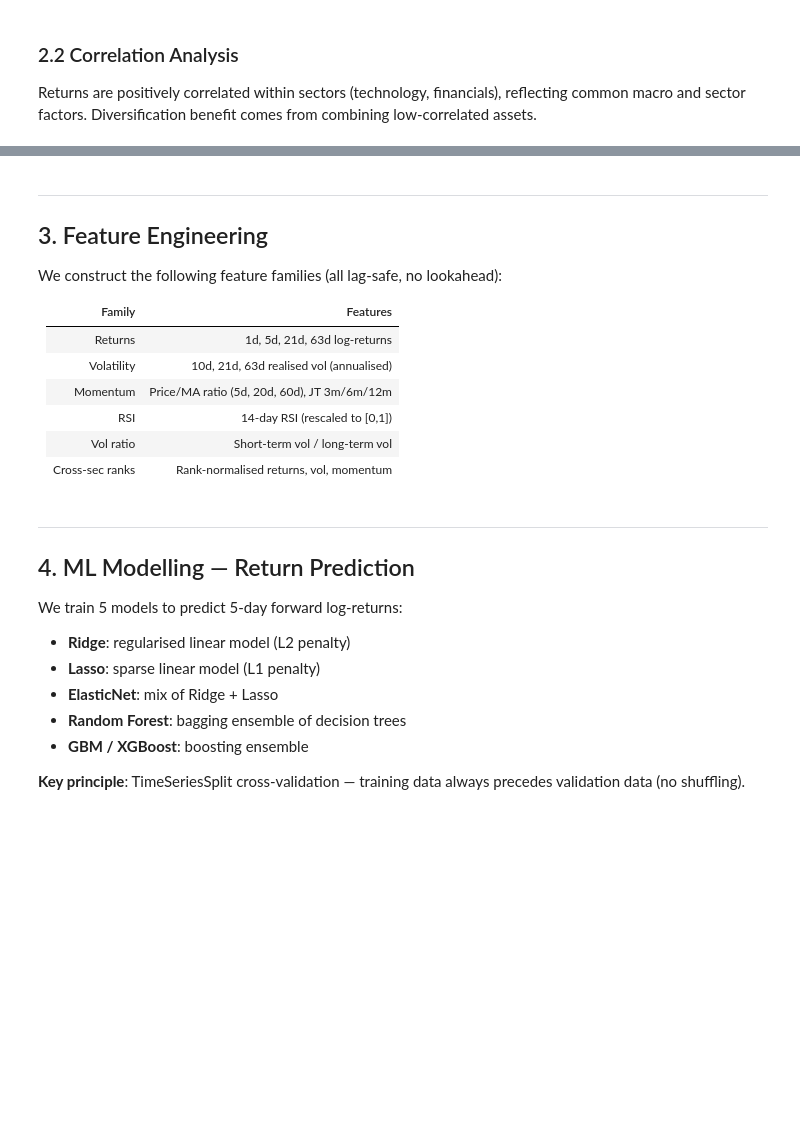
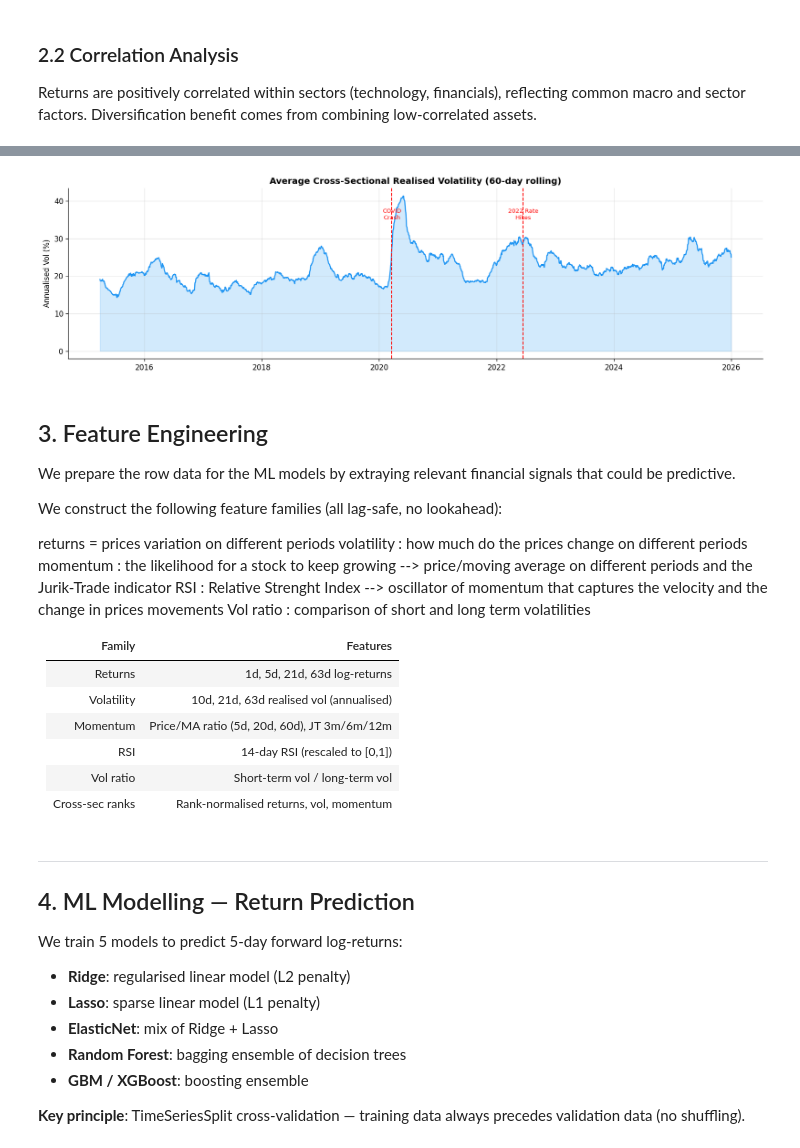
Before and after one commit to maelpertuisot-del/Portfolio-allocation, a Jupyter notebook: notebooks/portfolio_analysis.ipynb, the cells around one changed output, grey strips where cells are left out. Saved outputs shown, nothing was run; the diff lists cells and outputs as text; code cells hidden in the pictures; blank space fills up the shorter version.

```diff
--- a/notebooks/portfolio_analysis.ipynb
+++ b/notebooks/portfolio_analysis.ipynb
@@ -200,30 +244,39 @@ Crisis periods (COVID-19, 2022 rate hikes) show volatility clustering.
 # %%
+#we analyze the cross-sectional realized volatility
+#calculation of the annual average volatility on 60 days for all the stocks
 vol_60d = daily_ret.std(axis=1).rolling(60).mean() * np.sqrt(252)
 
 fig, ax = plt.subplots(figsize=(14, 4))
 ax.plot(vol_60d.index, vol_60d.values * 100, color="#2196F3", linewidth=1.5)
 ax.fill_between(vol_60d.index, 0, vol_60d.values * 100, alpha=0.2, color="#2196F3")
 
-events = {
-    "COVID\nCrash":  "2020-03-20",
-    "2022 Rate\nHikes": "2022-06-15",
-}
+events = {"COVID\nCrash":  "2020-03-20","2022 Rate\nHikes": "2022-06-15"}
+
 for label, date in events.items():
     ax.axvline(pd.Timestamp(date), color="red", ls="--", lw=1.2)
     ax.text(pd.Timestamp(date), vol_60d.max() * 100 * 0.85, label,
             color="red", fontsize=8, ha="center")
 
 ax.set_title("Average Cross-Sectional Realised Volatility (60-day rolling)", fontweight="bold")
 ax.set_ylabel("Annualised Vol (%)")
 ax.grid(alpha=0.3)
 plt.tight_layout()
 plt.savefig("results/04_volatility_regimes.png", dpi=120, bbox_inches="tight")
 plt.show()
+# %% [output]
+[figure, added]
 # %% [markdown]
----
 ## 3. Feature Engineering
+We prepare the row data for the ML models by extraying relevant financial signals that could be predictive.
 
 We construct the following feature families (all lag-safe, no lookahead):
+
+returns = prices variation on different periods
+volatility : how much do the prices change on different periods
+momentum : the likelihood for a stock to keep growing --> price/moving average on different periods and the Jurik-Trade indicator
+RSI : Relative Strenght Index --> oscillator of momentum that captures the velocity and the change in prices movements
+Vol ratio : comparison of short and long term volatilities
+
 
 | Family          | Features                                         |
 |-----------------|--------------------------------------------------|
```
Also changed, not shown: parts of 9 cells of this notebook.
